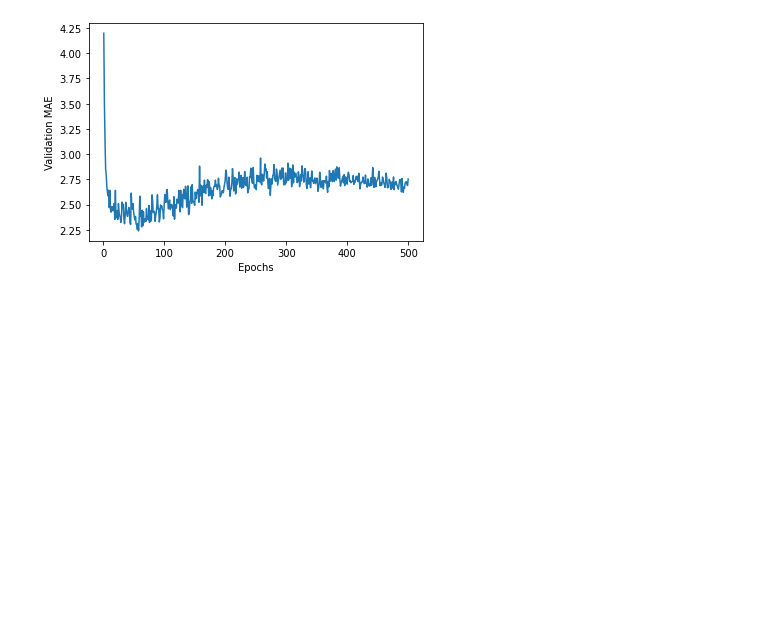
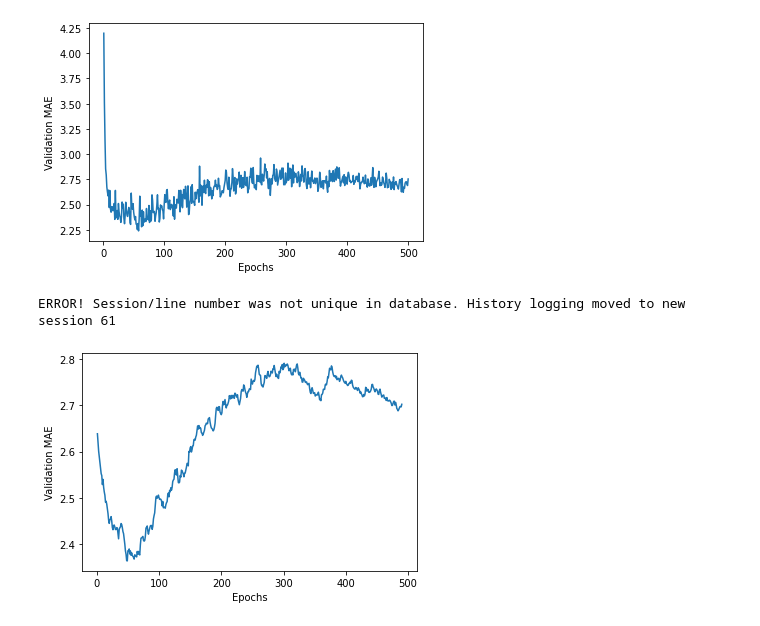
Before and after one commit to Muhammad-Usama-07/Deep-Learning-in-Practice, a Jupyter notebook: The_Boston_Housing_Price_dataset.ipynb, the cells around one changed output. Cells and saved outputs as stored; diff of their text form; code cells hidden in the pictures; blank space fills up the shorter version.

Commit message:
#Plotting validation scores, excluding the first 10 data points

```diff
--- a/The_Boston_Housing_Price_dataset.ipynb
+++ b/The_Boston_Housing_Price_dataset.ipynb
@@ -138,3 +138,22 @@ plt.ylabel('Validation MAE')
 plt.show()
 # %% [output]
 [figure]
+# %%
+#Plotting validation scores, excluding the first 10 data points
+def smooth_curve(points, factor=0.9):
+  smoothed_points = []
+  for point in points:
+    if smoothed_points:
+      previous = smoothed_points[-1]
+      smoothed_points.append(previous * factor + point * (1 - factor))
+    else:
+      smoothed_points.append(point)
+  return smoothed_points
+smooth_mae_history = smooth_curve(average_mae_history[10:])
+plt.plot(range(1, len(smooth_mae_history) + 1), smooth_mae_history)
+plt.xlabel('Epochs')
+plt.ylabel('Validation MAE')
+plt.show()
+# %% [output]
+ERROR! Session/line number was not unique in database. History logging moved to new session 61
+[figure, added]
```
